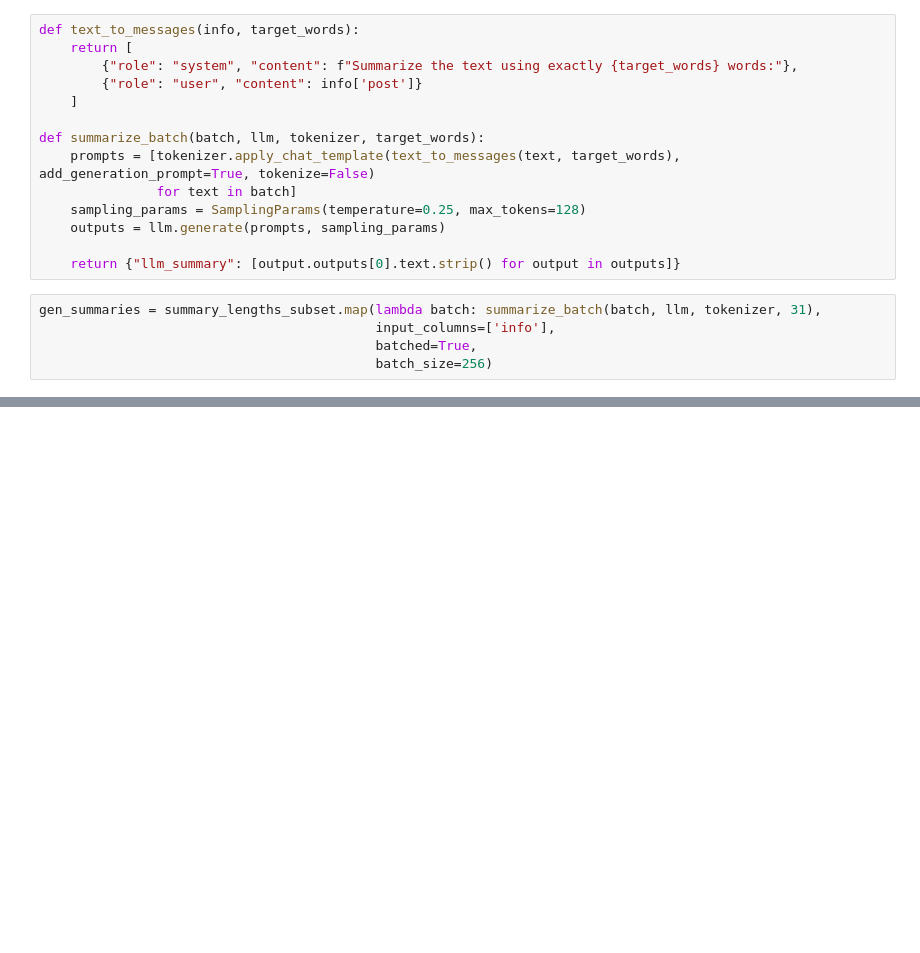
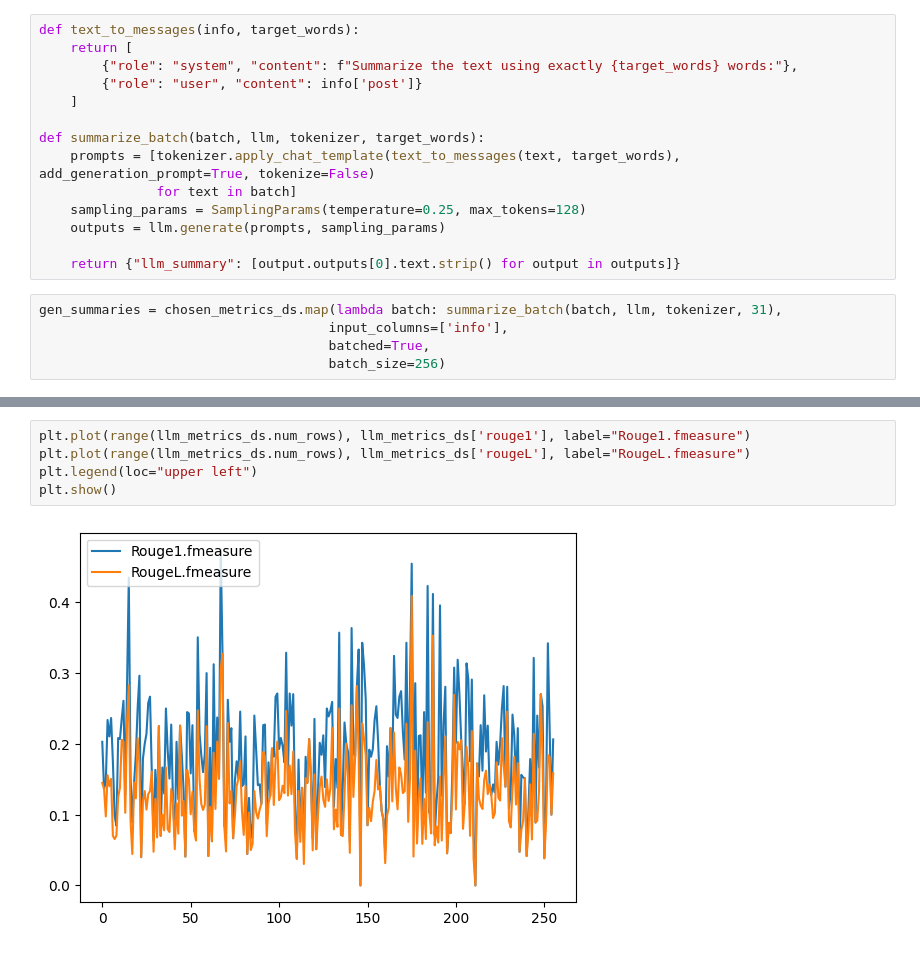
Before and after one commit to amangup/summary-length-ppo, a Jupyter notebook: objective_performance.ipynb, the cells around one changed output, grey strips where cells are left out. Drawn from its saved outputs; the diff is of its cells as text; blank space fills up the shorter version.

Commit message:
Add new metrics to training runs

```diff
--- a/objective_performance.ipynb
+++ b/objective_performance.ipynb
@@ -99,9 +118,9 @@ def summarize_batch(batch, llm, tokenizer, target_words):
 
     return {"llm_summary": [output.outputs[0].text.strip() for output in outputs]}
 # %%
-gen_summaries = summary_lengths_subset.map(lambda batch: summarize_batch(batch, llm, tokenizer, 31),
-                                           input_columns=['info'],
-                                           batched=True,
-                                           batch_size=256)
+gen_summaries = chosen_metrics_ds.map(lambda batch: summarize_batch(batch, llm, tokenizer, 31),
+                                     input_columns=['info'],
+                                     batched=True,
+                                     batch_size=256)
 # %% [output]
 Parameter 'function'=<function <lambda> at 0x...> of the transform datasets.arrow_dataset.Dataset._map_single couldn't be hashed properly, a random hash was used instead. Make sure your transforms and ...
@@ -137,0 +173,7 @@ plt.hist(summary_lengths, color='lightblue', ec='black', bins=20)
+# %%
+plt.plot(range(llm_metrics_ds.num_rows), llm_metrics_ds['rouge1'], label="Rouge1.fmeasure")
+plt.plot(range(llm_metrics_ds.num_rows), llm_metrics_ds['rougeL'], label="RougeL.fmeasure")
+plt.legend(loc="upper left")
+plt.show()
+# %% [output]
+[figure, added]
```
Also changed, not shown: parts of 22 cells of this notebook, 3 other files.
